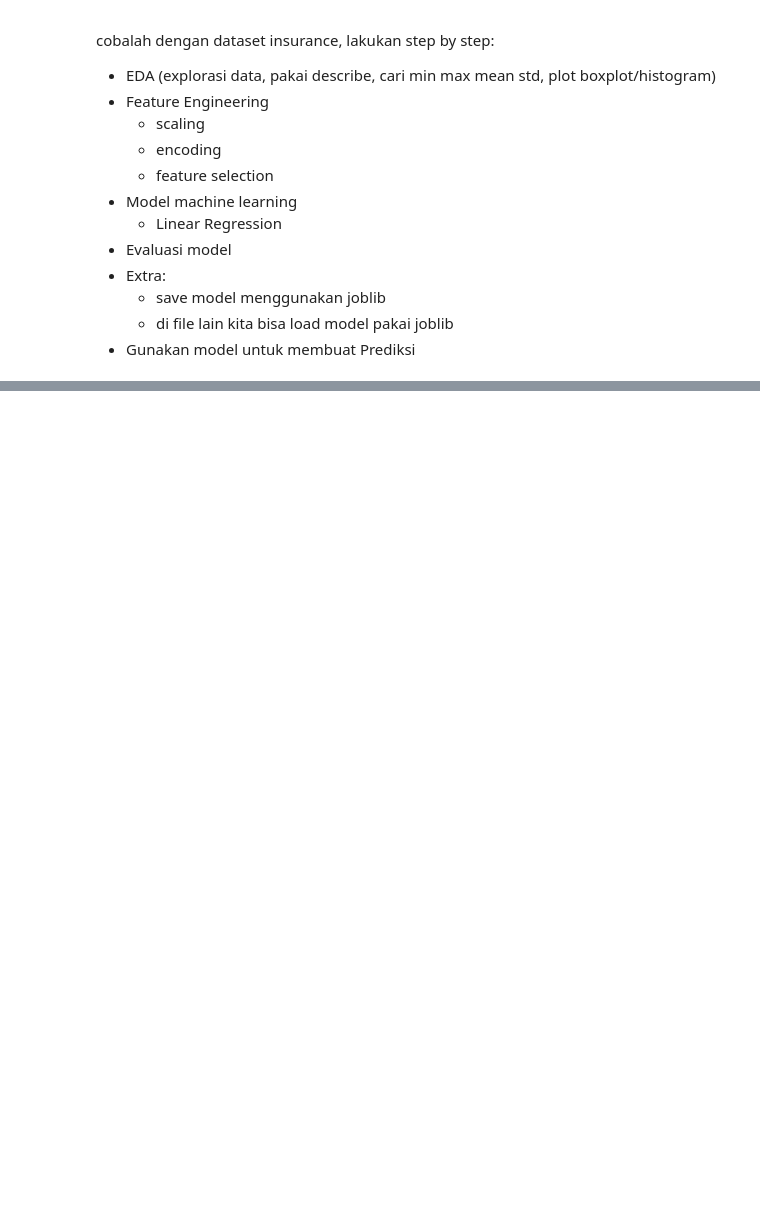
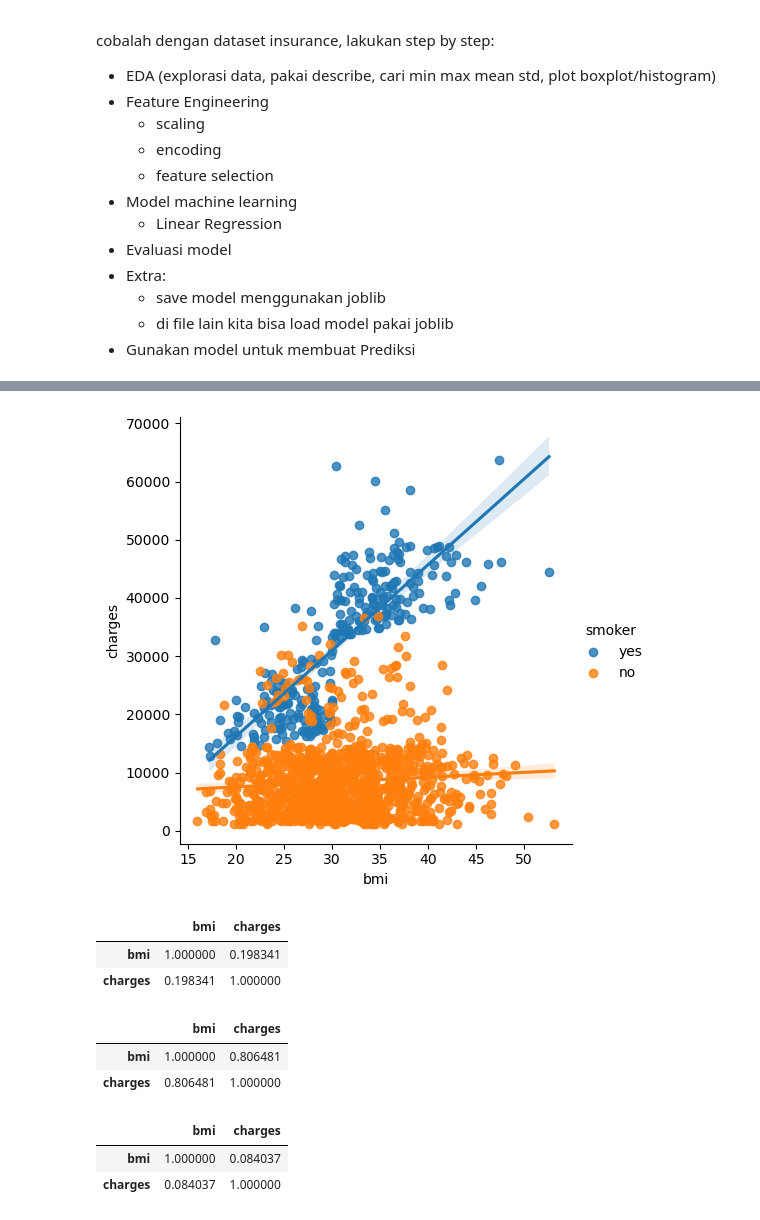
Before and after one commit to stefkwan/pytn_300725, a Jupyter notebook: sesi12_27Aug.ipynb, the cells around one changed output, grey strips where cells are left out. Cells and saved outputs as stored; diff of their text form; code cells hidden in the pictures; blank space fills up the shorter version.

```diff
--- a/sesi12_27Aug.ipynb
+++ b/sesi12_27Aug.ipynb
@@ -693,0 +776,25 @@ cobalah dengan dataset insurance, lakukan step by step:
+# %%
+sns.lmplot(data=df, x='bmi', y='charges', hue='smoker'); #analisis multivariate
+# %% [output]
+[figure, added]
+# %%
+df[['bmi','charges']].corr() #analisis bivariate (membadinkan atua melihat dua variabel)
+# %% [output]
+|  | bmi | charges |
+| bmi | 1.000000 | 0.198341 |
+| charges | 0.198341 | 1.000000 |
+# %%
+#analisis multivariate (membadinkan atua melihat lebih dari dua variabel)
+df_smoker_yes= df.query('smoker=="yes"')
+df_smoker_yes[['bmi','charges']].corr()
+# %% [output]
+|  | bmi | charges |
+| bmi | 1.000000 | 0.806481 |
+| charges | 0.806481 | 1.000000 |
+# %%
+df_smoker_no= df.query('smoker=="no"')
+df_smoker_no[['bmi','charges']].corr()
+# %% [output]
+|  | bmi | charges |
+| bmi | 1.000000 | 0.084037 |
+| charges | 0.084037 | 1.000000 |
```
Also changed, not shown: parts of 10 cells of this notebook, 2 other files.
